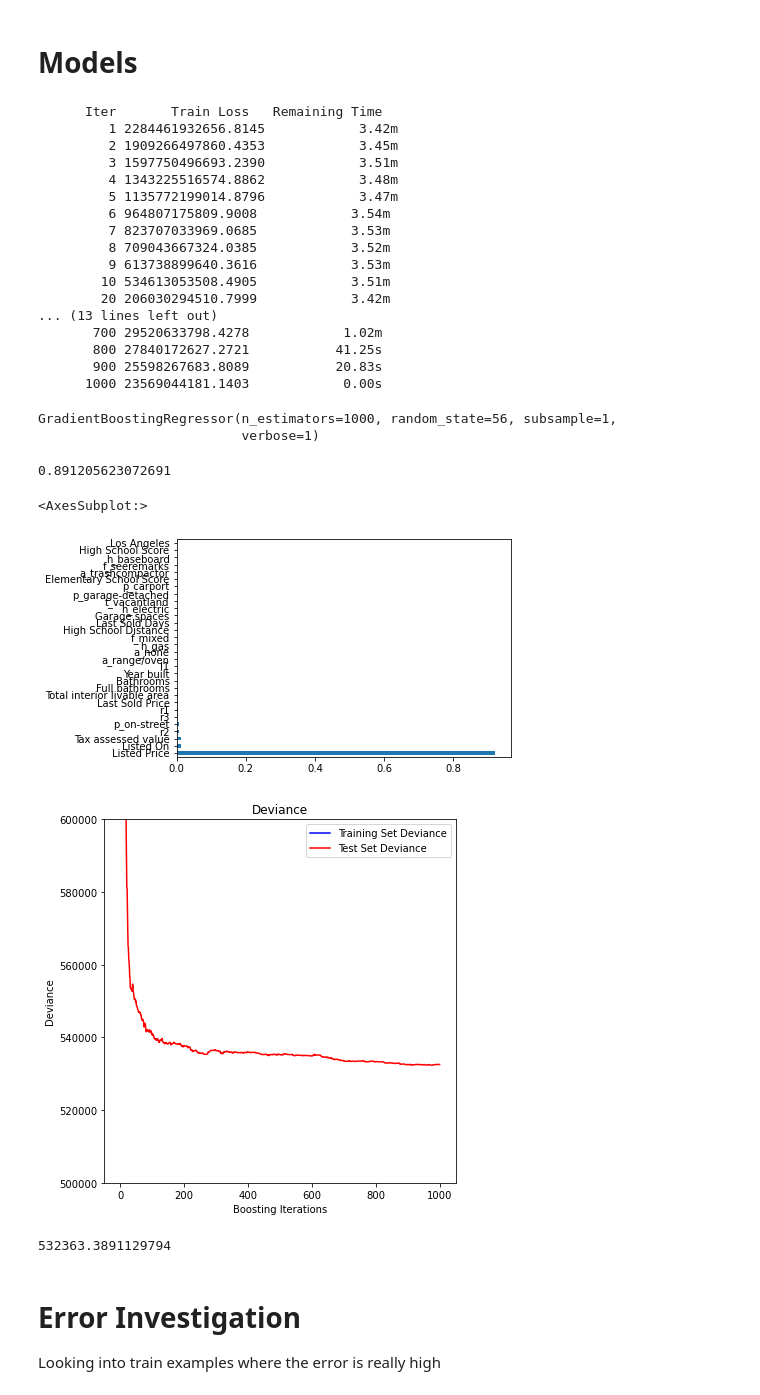
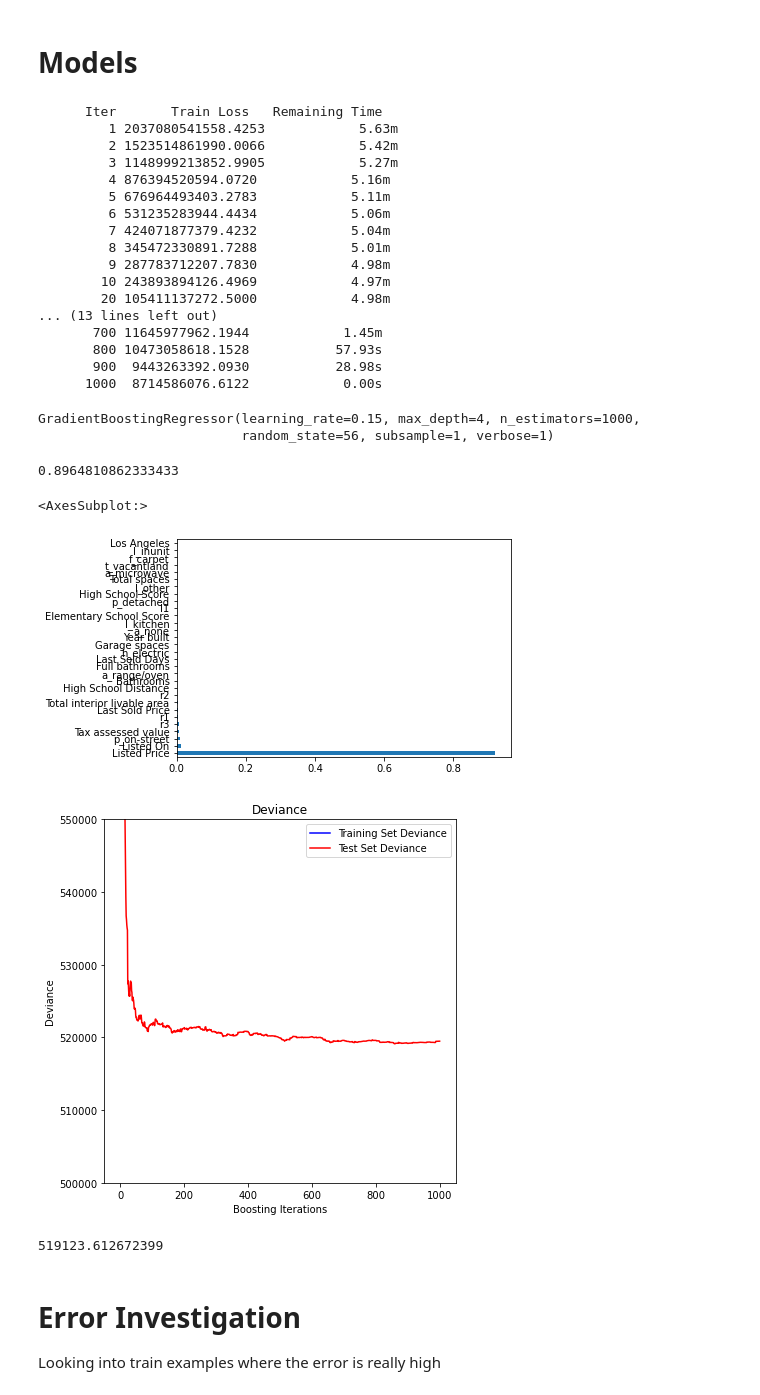
Before and after one commit to tom-farmer/Predictive-Analytics-Hackathon-2022, a Jupyter notebook: notebooks/modeling.ipynb, the cells around one changed output. Cells and saved outputs as stored; diff of their text form; code cells hidden in the pictures.

Commit message:
added laundry, and now doing big submit of many prior improvements

```diff
--- a/notebooks/modeling.ipynb
+++ b/notebooks/modeling.ipynb
@@ -538,12 +555,13 @@ flooring_types_train = train["Flooring"].str.lower().str.replace(" ", "").str.sp
 appliance_types_train = train["Appliances included"].str.lower().str.replace(" ", "").str.split(",").explode().value_counts()
 cities_train = train["City"].value_counts().head(200)
 types_train = train["Type"].str.lower().str.replace(" ", "").value_counts().head(20)
+laundry_types_train = train["Laundry features"].str.lower().str.replace(" ", "").str.split(",").explode().value_counts()
 
 
 train_medians = train.median()
 test_medians = test.median()
 
-def preprocess_data(df, imp, imp_v, meds, ptypes_train, htypes_train, ftypes_train, atypes_train, cities, ttypes_train):
+def preprocess_data(df, imp, imp_v, meds, ptypes_train, htypes_train, ftypes_train, atypes_train, cities, ttypes_train, ltypes_train):
 
     df[imp_v] = imp.transform(df[imp_v])
 
@@ -605,6 +623,9 @@ def preprocess_data(df, imp, imp_v, meds, ptypes_train, htypes_train, ftypes_tra
     for ttype in ttypes_train.index:
         df[("t_" + ttype)] = df["Type"].str.lower().str.replace(" ", "").str.contains(ttype, na=False)
 
+    for ltype in ltypes_train.index:
+        df[("l_" + ltype)] = df["Laundry features"].str.lower().str.replace(" ", "").str.contains(ltype, na=False)
+
 
     df["r1"] = df["Listed Price"] / (df["Last Sold Price"] + 0.1)
     df["r2"] = df["Last Sold Price"] / (df["Tax assessed value"] + 0.1)
@@ -614,7 +635,8 @@ def preprocess_data(df, imp, imp_v, meds, ptypes_train, htypes_train, ftypes_tra
 # %%
 train_p = preprocess_data(train, imp, imp_vars, train_medians, parking_types_train,
                           heating_types_train, flooring_types_train,
-                          appliance_types_train, cities_train, types_train)
+                          appliance_types_train, cities_train, types_train,
+                         laundry_types_train)
 # %% [markdown]
 Determine the target
 # %%
@@ -630,9 +652,9 @@ pred_vars = ["Listed Price", "Total interior livable area", "Bathrooms",
             "Elementary School Score", "Full bathrooms",
             "Total spaces", "High School Distance",
             "l1", "Last Sold Price", "Last Sold Days", "Tax assessed value", "Listed On",
-            "r1", "r2", "r3"] + list("p_" + parking_types_train.index) + list("h_" + heating_types_train.index) + list("f_" + flooring_types_train.index) + list("a_" + appliance_types_train.index) + list(cities_train.index) + list("t_" + types_train.index)
+            "r1", "r2", "r3"] + list("p_" + parking_types_train.index) + list("h_" + heating_types_train.index) + list("f_" + flooring_types_train.index) + list("a_" + appliance_types_train.index) + list(cities_train.index) + list("t_" + types_train.index) + list("l_" + laundry_types_train.index)
 
-#pred_vars = list(feat_imp_orig.nlargest(100).index)
+#pred_vars = list(feat_imp_orig.nlargest(300).index)
 # Used top 70/300
 # Used top 80/360
 
@@ -642,9 +664,9 @@ X_train, X_test, y_train, y_test = train_test_split(X, y, test_size=0.33, random
 # %% [markdown]
 # Models
 # %%
-params = {"n_estimators":700,
+params = {"n_estimators":500,
           "learning_rate":0.15,
-          "max_depth":3,
+          "max_depth":4,
           "random_state":56,
           "subsample":1,
           'max_features':None, # None or sqrt
@@ -655,63 +677,63 @@ model = GradientBoostingRegressor(verbose = 1).set_params(**params)
 model.fit(X_train, y_train)
 # %% [output]
       Iter       Train Loss   Remaining Time
-         1 2284461932656.8145            3.42m
-         2 1909266497860.4353            3.45m
-         3 1597750496693.2390            3.51m
-         4 1343225516574.8862            3.48m
-         5 1135772199014.8796            3.47m
-         6 964807175809.9008            3.54m
-         7 823707033969.0685            3.53m
-         8 709043667324.0385            3.52m
-         9 613738899640.3616            3.53m
-        10 534613053508.4905            3.51m
-        20 206030294510.7999            3.42m
+         1 2037080541558.4253            5.63m
+         2 1523514861990.0066            5.42m
+         3 1148999213852.9905            5.27m
+         4 876394520594.0720            5.16m
+         5 676964493403.2783            5.11m
+         6 531235283944.4434            5.06m
+         7 424071877379.4232            5.04m
+         8 345472330891.7288            5.01m
+         9 287783712207.7830            4.98m
+        10 243893894126.4969            4.97m
+        20 105411137272.5000            4.98m
 ... (13 lines left out)
-       700 29520633798.4278            1.02m
-       800 27840172627.2721           41.25s
-       900 25598267683.8089           20.83s
-      1000 23569044181.1403            0.00s
+       700 11645977962.1944            1.45m
+       800 10473058618.1528           57.93s
+       900  9443263392.0930           28.98s
+      1000  8714586076.6122            0.00s
-GradientBoostingRegressor(n_estimators=1000, random_state=56, subsample=1,
-                          verbose=1)
+GradientBoostingRegressor(learning_rate=0.15, max_depth=4, n_estimators=1000,
+                          random_state=56, subsample=1, verbose=1)
 # %%
 model.score(X_test, y_test)
 
 # 0.8979036811661909
 # %% [output]
-0.891205623072691
+0.8964810862333433
 # %%
 feat_importances = pd.Series(model.feature_importances_, index=model.feature_names_in_)
 feat_importances.nlargest(30).plot(kind='barh')
 # %% [output]
 <AxesSubplot:>
-[figure, old version]
+[figure, new version]
 # %%
 test_score = np.zeros((params["n_estimators"],), dtype=np.float64)
 for i, y_pred in enumerate(model.staged_predict(X_test)):
     #test_score[i] = model.loss_(y_test, y_pred)   # This is just squared error
     test_score[i] = np.sqrt(((y_pred - y_test) ** 2).mean())  # this is RMSE
 
 fig = plt.figure(figsize=(6, 6))
 plt.subplot(1, 1, 1)
 plt.title("Deviance")
 plt.plot(
     np.arange(params["n_estimators"]) + 1, model.train_score_,
     "b-", label="Training Set Deviance",
 )
 plt.plot(np.arange(params["n_estimators"]) + 1, test_score, "r-", label="Test Set Deviance")
 plt.legend(loc="upper right")
 plt.xlabel("Boosting Iterations")
 plt.ylabel("Deviance")
 #plt.ylim(0.03, 0.06)
-plt.ylim(5e5, 6e5)
+plt.ylim(5e5, 5.5e5)
 fig.tight_layout()
 plt.show()
 print(np.min(test_score))
 
 # 515801.10557718197
 # %% [output]
-[figure, old version]
+[figure, new version]
-532363.3891129794
+519123.612672399
 # %% [markdown]
 # Error Investigation
 Looking into train examples where the error is really high
```
Also changed, not shown: parts of 24 cells of this notebook.
